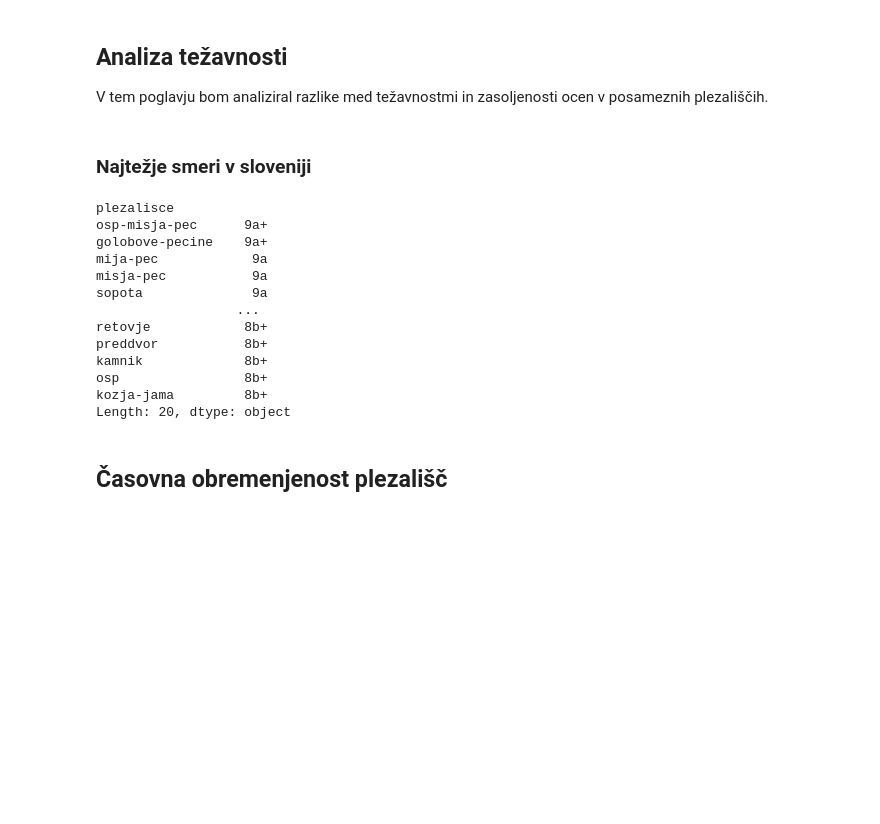
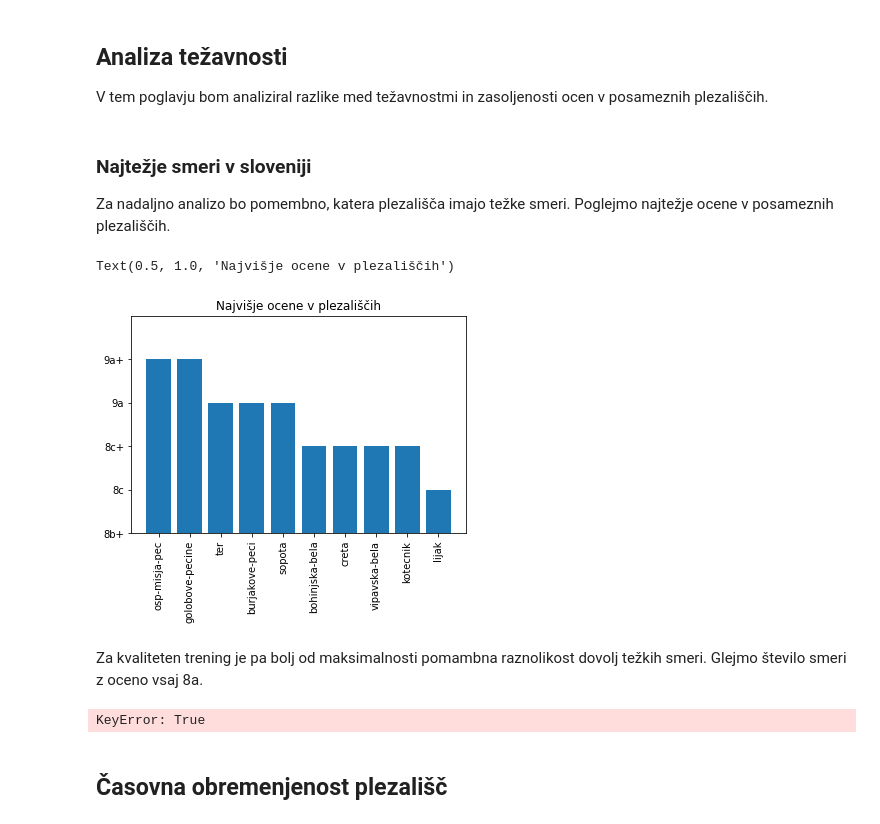
Before and after one commit to urhprimozic/plezalni-vzponi-v-sloveniji, a Jupyter notebook: analiza.ipynb, the cells around one changed output. Saved outputs shown, nothing was run; the diff lists cells and outputs as text; code cells hidden in the pictures; blank space fills up the shorter version.

```diff
--- a/analiza.ipynb
+++ b/analiza.ipynb
@@ -113,45 +98,72 @@ ustrezne_dolzine.groupby('uporabnik').mean().sort_values(by='dolzina', ascending
 # %% [markdown]
 ## Analiza težavnosti
 V tem poglavju bom analiziral razlike med težavnostmi in zasoljenosti ocen v posameznih plezališčih.
-# %% [markdown]
-### Najtežje smeri v sloveniji
+# %% [markdown]
+### Najtežje smeri v sloveniji
+Za nadaljno analizo bo pomembno, katera plezališča imajo težke smeri. Poglejmo najtežje ocene v posameznih plezališčih.
 # %%
-ocene = ['1a', '1a+', '1b', '1b+', '1c', '1c+', '2a', '2a+', '2b', '2b+', '2c', '2c+', '3a', '3a+', '3b', '3b+', '3c', '3c+', '4a', '4a+', '4b', '4b+', '4c', '4c+', '5a', '5a+', '5b', '5b+', '5c', '5c+', '6a', '6a+', '6b', '6b+', '6c', '6c+', '7a', '7a+', '7b', '7b+', '7c', '7c+', '8a', '8a+', '8b', '8b+', '8c', '8c+', '9a', '9a+', '9b', '9b+', '9c', '9c+']
+# Glej funcijo:
+# ogrodja.ocene()
+ocene = ['1a', '1a+', '1b', '1b+', '1c', '1c+', '2a', '2a+', '2b', '2b+', '2c', '2c+', '3a', '3a+', '3b', '3b+', '3c', '3c+', '4a', '4a+', '4b', '4b+', '4c', '4c+', '5a', '5a+', '5b', '5b+', '5c', '5c+', '6a', '6a+', '6b', '6b+', '6c', '6c+', '7a', '7a+', '7b', '7b+', '7c', '7c+', '8a', '8a+', '8b', '8b+', '8c', '8c+', '9a', '9a+'] #, '9b', '9b+', '9c', '9c+']
+
+# matplotlib potrebuje numerične parametre, da lahko
+# nariše graf. Zato ocene pretvorimo v cela števila
+
 #Funckija za vrednotenje ocen:
 def ocena_v_int(ocena):
-    # Gled funcijo:
-    # ogrodja.ocene()
     if ocena in ocene:
         return ocene.index(ocena)
-    # Lahke smeri nas itak ne bodo zanimale (težavnost 1a v resnici ne obstaja)
-    # Zato si lahk oprivoščim na ta način ignorirat zadeve
+    # Lahke smeri nas ne zanimajo (in smeri z oceno 1a v resnici ne obstajajo)
+    # Zato lahko vse napake v podatkih slikam v '1a'
     return 0
 
 def int_v_oceno(x):
     return ocene[x]
 
-# funckija, ki iz tabele izbeza max oceno
+# funckija, ki iz tabele izbeza maximalno oceno
 def max_ocena(df):
     df = df['tezavnost'].apply(ocena_v_int)
-    return int_v_oceno(df.max())
+    return df.max()
 
-# največja ocena na plezališče
-vzponi[vzponi['plezalisce'] == 'osp-misja-pec']
-vzponi.groupby('plezalisce').apply(max_ocena).sort_values(ascending=False).head(20)
+# tabela plezališč in največjih ocen v njem
+najvecje_ocene = vzponi.groupby('plezalisce').apply(max_ocena).sort_values(ascending=False).head(10).to_frame(name="numericna")
+
+# doda plezalisce kot stolpec
+najvecje_ocene.reset_index(inplace=True)
+
+
+# popravljena skala za lepši graf
+zamik = najvecje_ocene['numericna'].min() - 1
+najvecje_ocene['numericna']-= zamik
+ocene_na_grafu = ocene[zamik:]
+# print(ocene_na_grafu)
+# print(najvecje_ocene)
+
+
+# https://stackoverflow.com/questions/66093970/pandas-plotting-bar-plot-non-numerical-data/66097436#66097436
+# open figure
+fig, ax = plt.subplots()
+# ensure limits
+ax.set_ylim([0,len(ocene_na_grafu)])
+ax.bar( x=najvecje_ocene['plezalisce'], height=najvecje_ocene['numericna'] )
+# ensure limits
+ax.set_ylim([0,len(ocene_na_grafu)])
+# set ticks
+ax.set_yticks( list(range(len(ocene_na_grafu))) )
+plt.xticks(rotation=90)
+# set tick labels
+ax.set_yticklabels( ocene_na_grafu )
+plt.title('Najvišje ocene v plezališčih')
 # %% [output]
-plezalisce
-osp-misja-pec      9a+
-golobove-pecine    9a+
-mija-pec            9a
-misja-pec           9a
-sopota              9a
-                  ...
-retovje            8b+
-preddvor           8b+
-kamnik             8b+
-osp                8b+
-kozja-jama         8b+
-Length: 20, dtype: object
+Text(0.5, 1.0, 'Najvišje ocene v plezališčih')
+[figure, added]
+# %% [markdown]
+Za kvaliteten trening je pa bolj od maksimalnosti pomambna raznolikost dovolj težkih smeri. Glejmo število smeri z oceno vsaj 8a.
+# %%
+meja = ocena_v_int('8a') # poglej me
+vzponi.groupby('plezalisce').apply(lambda x : x['tezavnost'].apply(ocena_v_int)[True])
+# %% [output]
+KeyError: True
 # %% [markdown]
 ## Časovna obremenjenost plezališč
 # %% [markdown]
```
Also changed, not shown: parts of 4 cells of this notebook, 9 other files.
